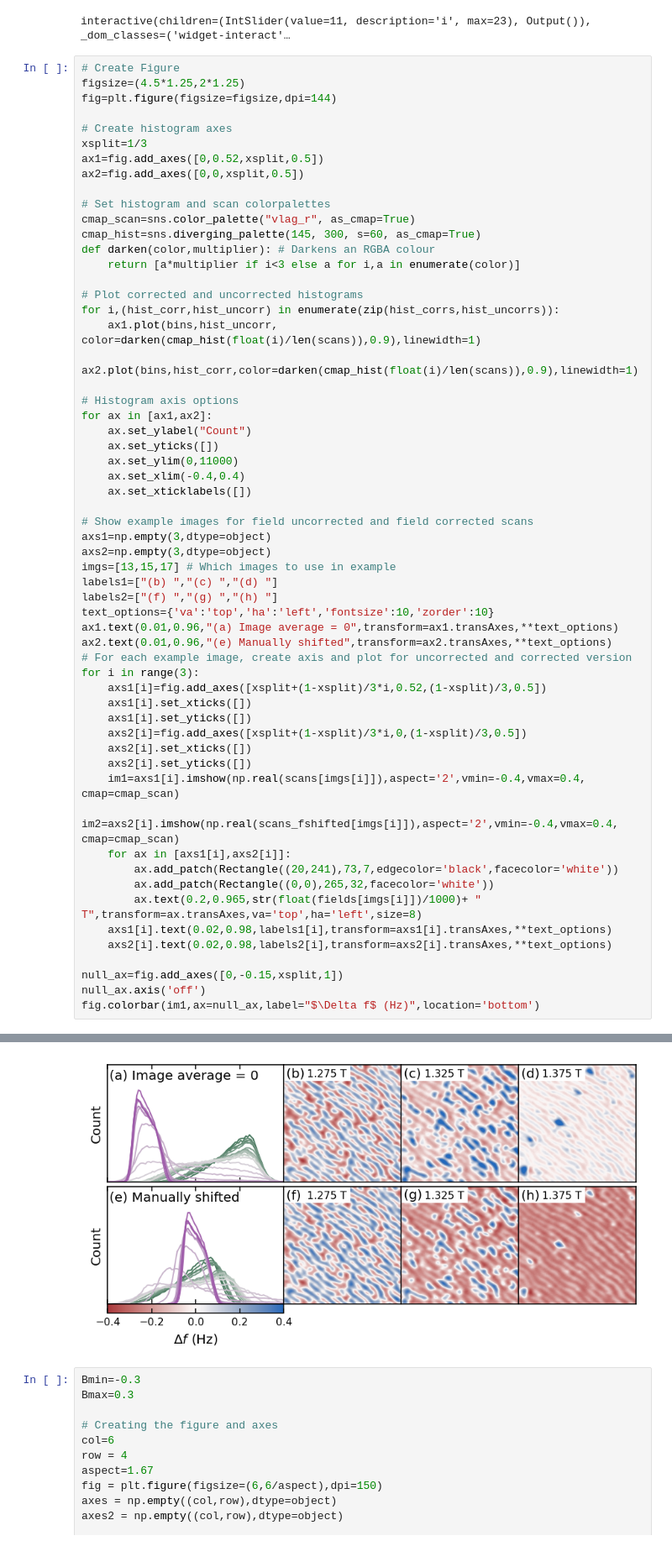
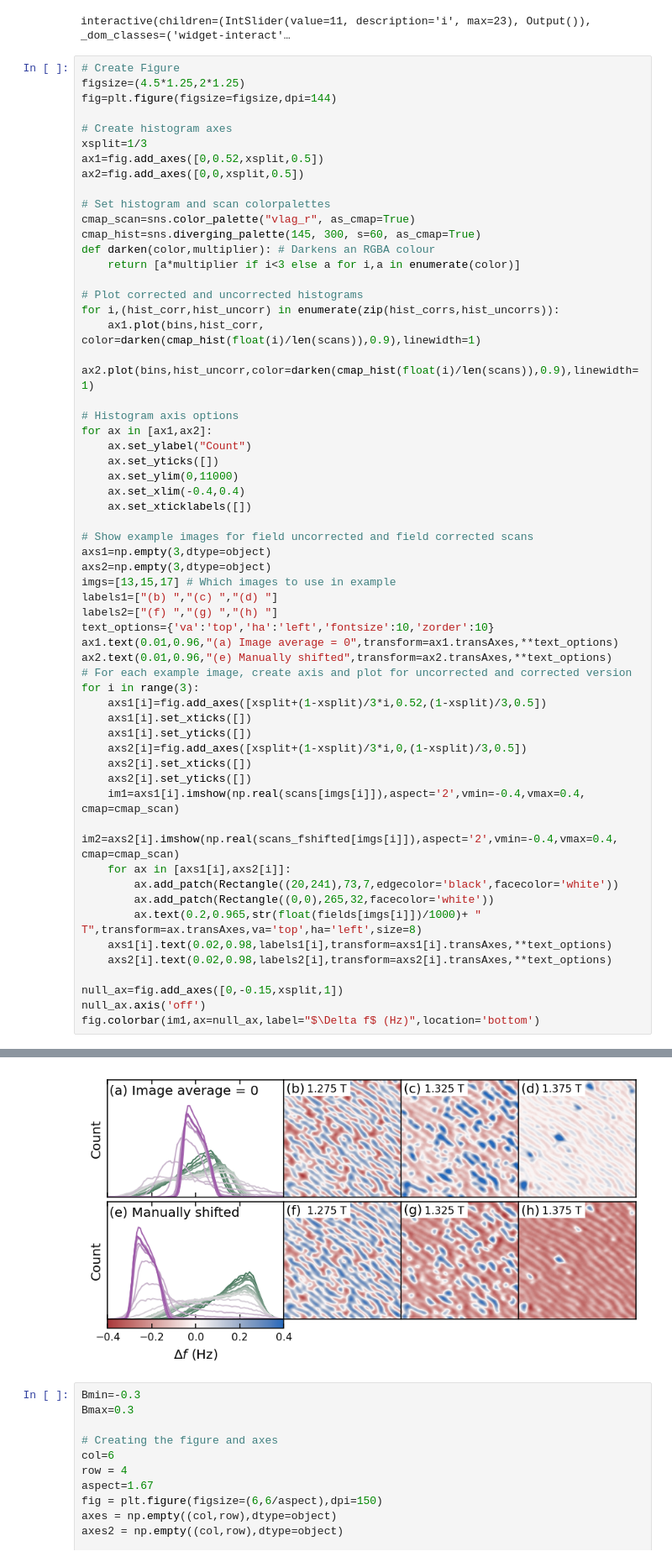
Before and after one commit to g-kimbell/2CAHE_MFM_analysis, a Jupyter notebook: 2CAHE_MFM_analysis.ipynb, the cells around one changed output, grey strips where cells are left out. Shown at 84% size. Saved outputs shown, nothing was run; the diff lists cells and outputs as text.

Commit message:
Added via upload, fixed histogram plots
Histograms were originally plotted the wrong way around

```diff
--- a/2CAHE_MFM_analysis.ipynb
+++ b/2CAHE_MFM_analysis.ipynb
@@ -147,8 +147,8 @@ def darken(color,multiplier): # Darkens an RGBA colour
 
 # Plot corrected and uncorrected histograms
 for i,(hist_corr,hist_uncorr) in enumerate(zip(hist_corrs,hist_uncorrs)):
-    ax1.plot(bins,hist_uncorr,  color=darken(cmap_hist(float(i)/len(scans)),0.9),linewidth=1)
-    ax2.plot(bins,hist_corr,color=darken(cmap_hist(float(i)/len(scans)),0.9),linewidth=1)
+    ax1.plot(bins,hist_corr,  color=darken(cmap_hist(float(i)/len(scans)),0.9),linewidth=1)
+    ax2.plot(bins,hist_uncorr,color=darken(cmap_hist(float(i)/len(scans)),0.9),linewidth=1)
 
 # Histogram axis options
 for ax in [ax1,ax2]:
@@ -162,34 +162,34 @@ for ax in [ax1,ax2]:
 axs1=np.empty(3,dtype=object)
 axs2=np.empty(3,dtype=object)
 imgs=[13,15,17] # Which images to use in example
 labels1=["(b) ","(c) ","(d) "]
 labels2=["(f) ","(g) ","(h) "]
 text_options={'va':'top','ha':'left','fontsize':10,'zorder':10}
 ax1.text(0.01,0.96,"(a) Image average = 0",transform=ax1.transAxes,**text_options)
 ax2.text(0.01,0.96,"(e) Manually shifted",transform=ax2.transAxes,**text_options)
 # For each example image, create axis and plot for uncorrected and corrected version
 for i in range(3):
     axs1[i]=fig.add_axes([xsplit+(1-xsplit)/3*i,0.52,(1-xsplit)/3,0.5])
     axs1[i].set_xticks([])
     axs1[i].set_yticks([])
     axs2[i]=fig.add_axes([xsplit+(1-xsplit)/3*i,0,(1-xsplit)/3,0.5])
     axs2[i].set_xticks([])
     axs2[i].set_yticks([])
     im1=axs1[i].imshow(np.real(scans[imgs[i]]),aspect='2',vmin=-0.4,vmax=0.4, cmap=cmap_scan)
     im2=axs2[i].imshow(np.real(scans_fshifted[imgs[i]]),aspect='2',vmin=-0.4,vmax=0.4, cmap=cmap_scan)
     for ax in [axs1[i],axs2[i]]:
         ax.add_patch(Rectangle((20,241),73,7,edgecolor='black',facecolor='white'))
         ax.add_patch(Rectangle((0,0),265,32,facecolor='white'))
         ax.text(0.2,0.965,str(float(fields[imgs[i]])/1000)+ " T",transform=ax.transAxes,va='top',ha='left',size=8)
     axs1[i].text(0.02,0.98,labels1[i],transform=axs1[i].transAxes,**text_options)
     axs2[i].text(0.02,0.98,labels2[i],transform=axs2[i].transAxes,**text_options)
 
 null_ax=fig.add_axes([0,-0.15,xsplit,1])
 null_ax.axis('off')
 fig.colorbar(im1,ax=null_ax,label="$\Delta f$ (Hz)",location='bottom')
 # %% [output]
 <matplotlib.colorbar.Colorbar at 0x...>
-[figure, old version]
+[figure, new version]
 # %%
 Bmin=-0.3
 Bmax=0.3
```
